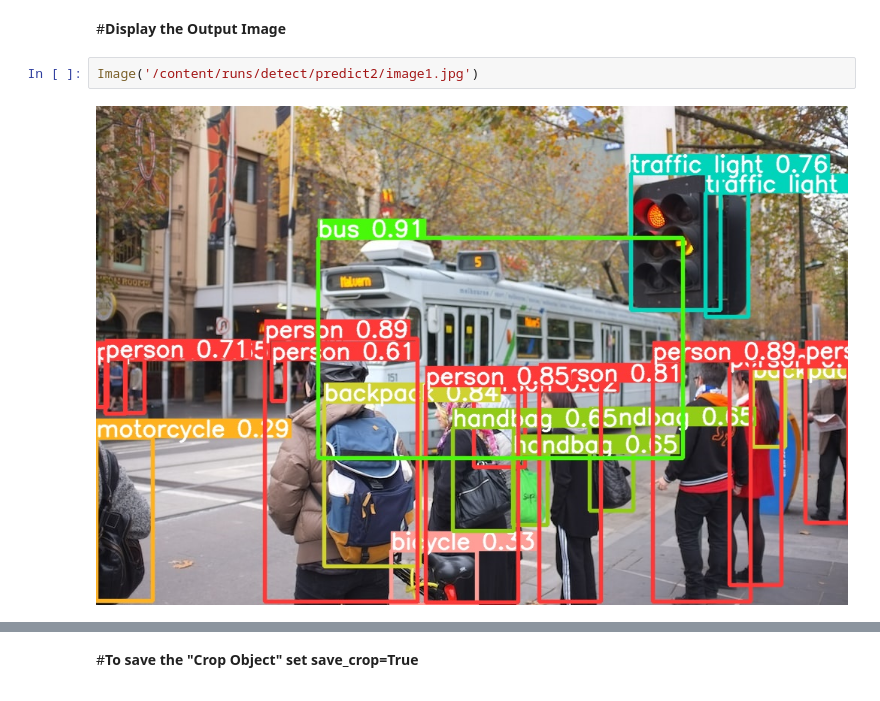
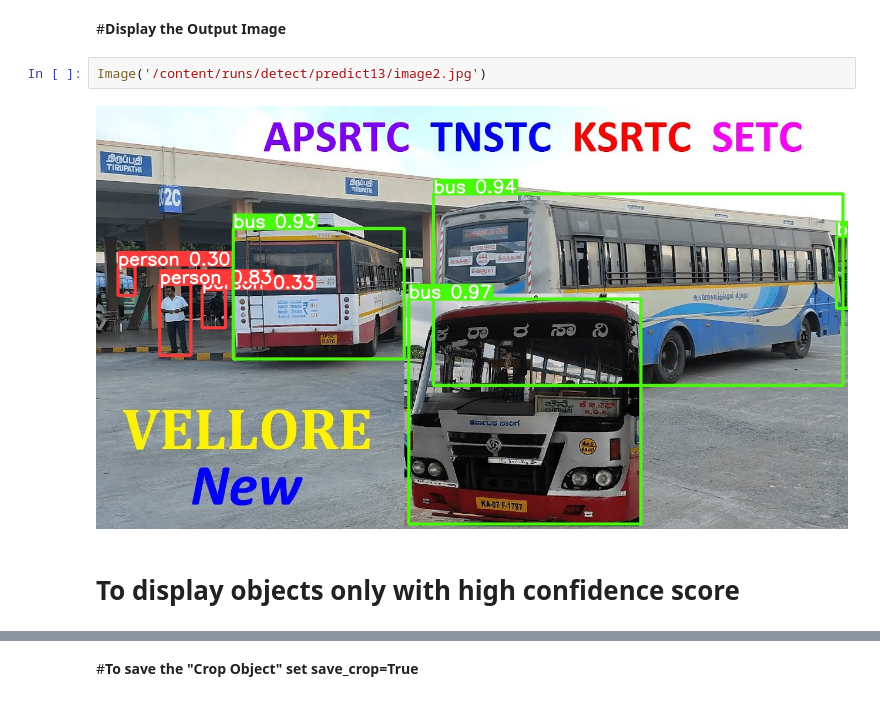
Before and after one commit to learnvisionAI/ObjectDetection_YOLO, a Jupyter notebook: Session1_YOLOV8_Inference/YOLOv8_Introduction.ipynb, the cells around one changed output, grey strips where cells are left out. Drawn from its saved outputs; the diff is of its cells as text.

```diff
--- a/Session1_YOLOV8_Inference/YOLOv8_Introduction.ipynb
+++ b/Session1_YOLOV8_Inference/YOLOv8_Introduction.ipynb
@@ -94,6 +96,8 @@ Results saved to runs/detect/predict2
 # %% [markdown]
 #**Display the Output Image**
 # %%
-Image('/content/runs/detect/predict2/image1.jpg')
+Image('/content/runs/detect/predict13/image2.jpg')
 # %% [output]
-[figure, old version]
+[figure, new version]
+# %% [markdown]
+# To display objects only with high confidence score
```
Also changed, not shown: parts of 20 cells of this notebook.
